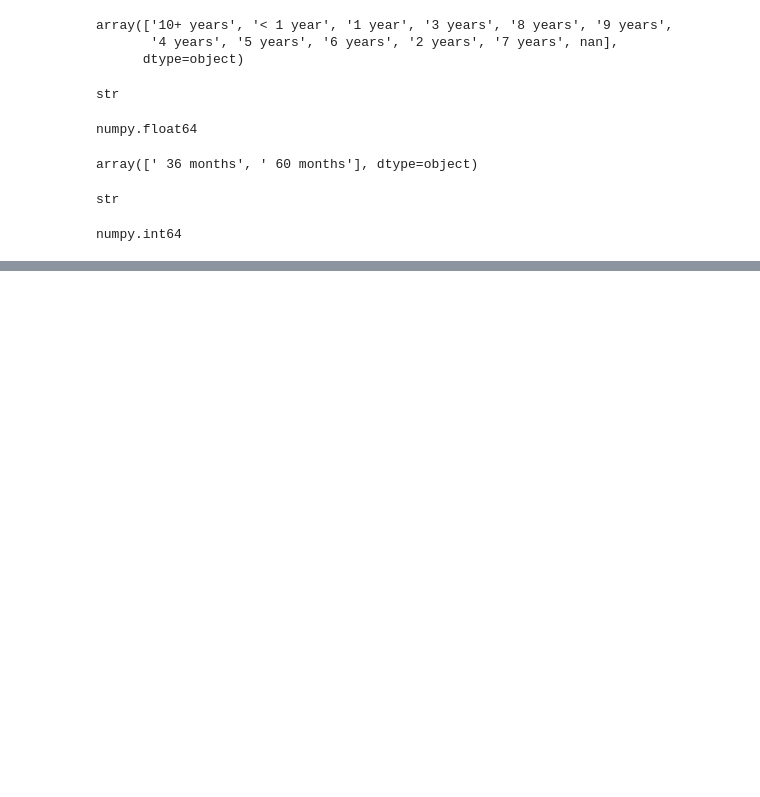
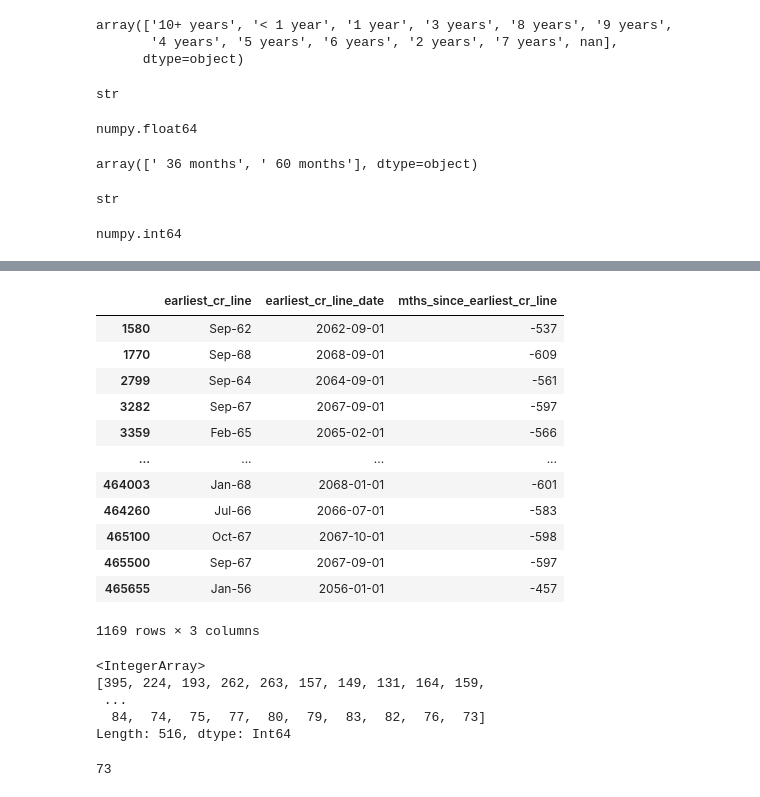
Before and after one commit to Lindah-Kima/credit_risk_modelling_python, a Jupyter notebook: data_preparation.ipynb, the cells around one changed output, grey strips where cells are left out. Saved outputs shown, nothing was run; the diff lists cells and outputs as text; code cells hidden in the pictures; blank space fills up the shorter version.

```diff
--- a/data_preparation.ipynb
+++ b/data_preparation.ipynb
@@ -164,0 +185,5 @@ numpy.int64
+# %%
+loan_data['earliest_cr_line_date'] = pd.to_datetime(
+    loan_data['earliest_cr_line'],
+    format='%b-%y'
+)
@@ -164,0 +195,7 @@ numpy.int64
+# %%
+#check how many months/days past referencing a specific start date
+# 1. Create the reference date object
+ref_date = pd.to_datetime('2017-12-01')
+# %%
+# 2. Subtract the column from the reference date
+loan_data['days_since_earliest_cr_line'] = ref_date - loan_data['earliest_cr_line_date']
@@ -164,0 +221,4 @@ numpy.int64
+# %%
+# 2. Extract the number of days (.dt.days)
+# 3. Divide by 30.44 and round to convert to months
+loan_data['mths_since_earliest_cr_line'] = np.round(loan_data['days_since_earliest_cr_line'].dt.days / 30.44).astype('Int64')
@@ -164,0 +246,17 @@ numpy.int64
+# %%
+#select specific rows and columns by their labels using loc and enclose the column names in brackets again to output a list
+loan_data.loc[: , ['earliest_cr_line', 'earliest_cr_line_date', 'mths_since_earliest_cr_line']][loan_data['mths_since_earliest_cr_line']<0]
+# %% [output]
+|  | earliest_cr_line | earliest_cr_line_date | mths_since_earliest_cr_line |
+| 1580 | Sep-62 | 2062-09-01 | -537 |
+| 1770 | Sep-68 | 2068-09-01 | -609 |
+| 2799 | Sep-64 | 2064-09-01 | -561 |
+| 3282 | Sep-67 | 2067-09-01 | -597 |
+| 3359 | Feb-65 | 2065-02-01 | -566 |
+| ... | ... | ... | ... |
+| 464003 | Jan-68 | 2068-01-01 | -601 |
+| 464260 | Jul-66 | 2066-07-01 | -583 |
+| 465100 | Oct-67 | 2067-10-01 | -598 |
+| 465500 | Sep-67 | 2067-09-01 | -597 |
+| 465655 | Jan-56 | 2056-01-01 | -457 |
+1169 rows × 3 columns
@@ -164,0 +265,12 @@ numpy.int64
+# %%
+loan_data['mths_since_earliest_cr_line'].unique()
+# %% [output]
+<IntegerArray>
+[395, 224, 193, 262, 263, 157, 149, 131, 164, 159,
+ ...
+  84,  74,  75,  77,  80,  79,  83,  82,  76,  73]
+Length: 516, dtype: Int64
+# %%
+print(loan_data['mths_since_earliest_cr_line'].min())
+# %% [output]
+73
```
Also changed, not shown: parts of 23 cells of this notebook, 2 other files.
